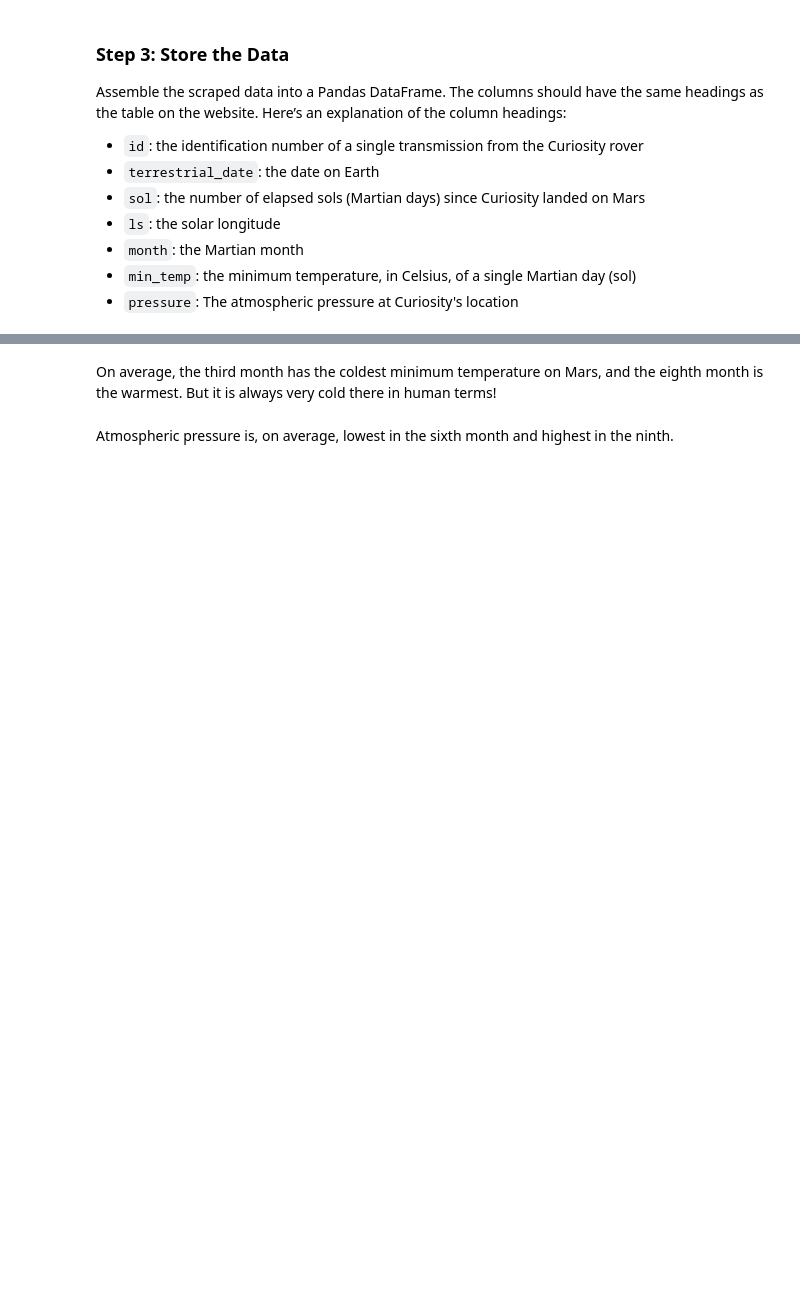
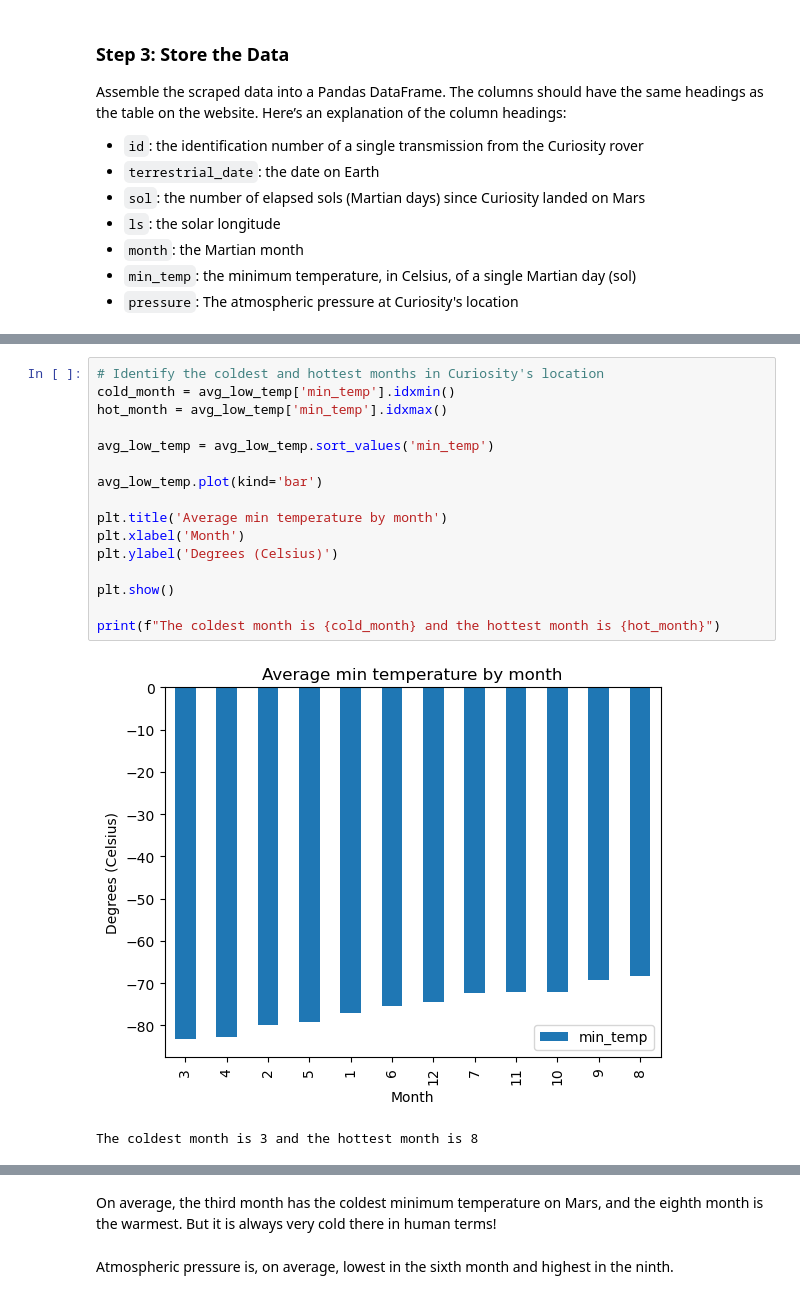
Before and after one commit to TonysTinyToes/Web_scraping_challenge, a Jupyter notebook: part_2_mars_weather.ipynb, the cells around one changed output, grey strips where cells are left out. Cells and saved outputs as stored; diff of their text form; blank space fills up the shorter version.

```diff
--- a/part_2_mars_weather.ipynb
+++ b/part_2_mars_weather.ipynb
@@ -172,0 +183,19 @@ Name: pressure, dtype: float64
+# %%
+# Identify the coldest and hottest months in Curiosity's location
+cold_month = avg_low_temp['min_temp'].idxmin()
+hot_month = avg_low_temp['min_temp'].idxmax()
+
+avg_low_temp = avg_low_temp.sort_values('min_temp')
+
+avg_low_temp.plot(kind='bar')
+
+plt.title('Average min temperature by month')
+plt.xlabel('Month')
+plt.ylabel('Degrees (Celsius)')
+
+plt.show()
+
+print(f"The coldest month is {cold_month} and the hottest month is {hot_month}")
+# %% [output]
+[figure, added]
+The coldest month is 3 and the hottest month is 8
```
Also changed, not shown: parts of 28 cells of this notebook, 2 other files.
